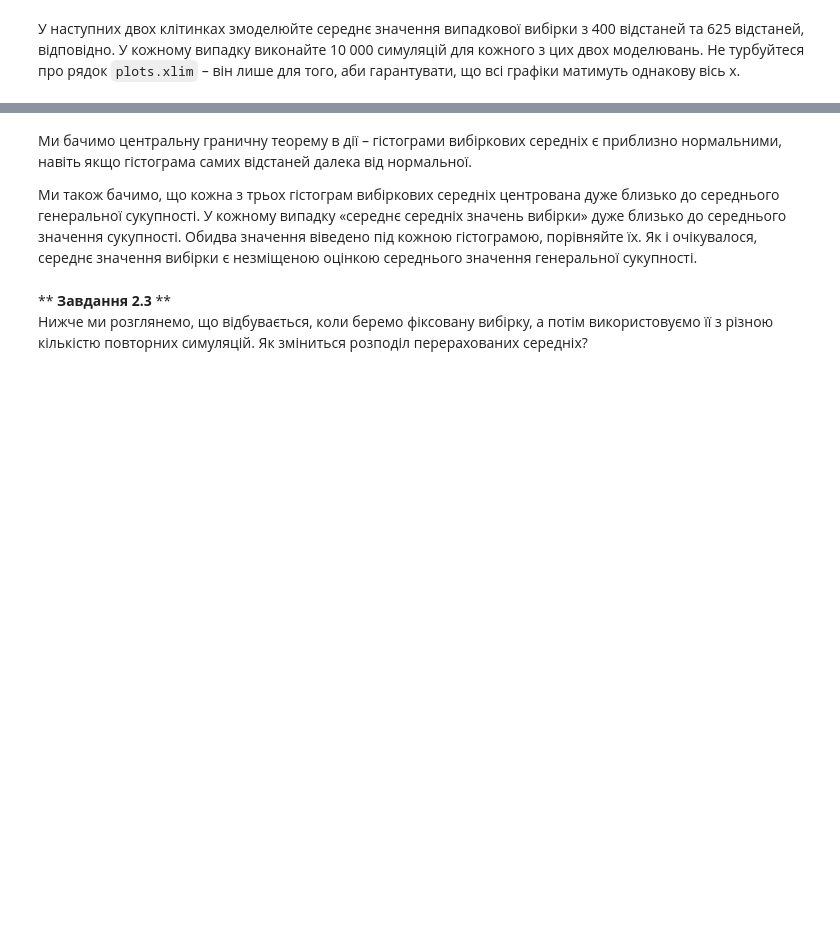
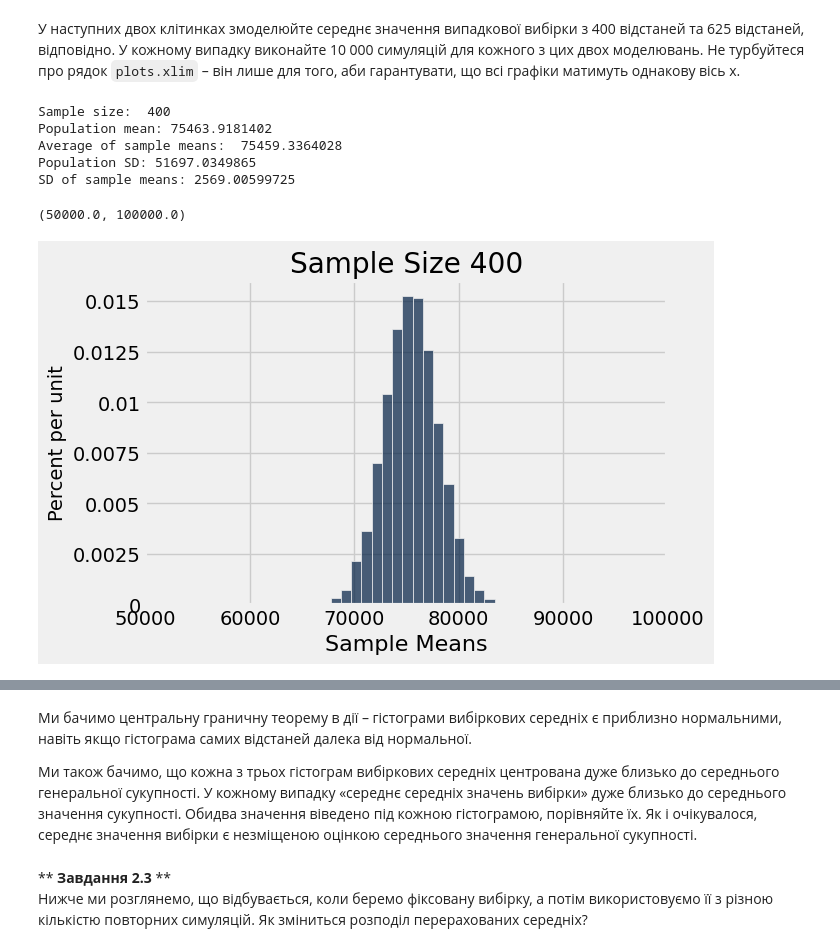
Before and after one commit to mashaven/sheva-stats, a Jupyter notebook: task-2/pr2_5/pr2_5.ipynb, the cells around one changed output, grey strips where cells are left out. Saved outputs shown, nothing was run; the diff lists cells and outputs as text; code cells hidden in the pictures; blank space fills up the shorter version.

```diff
--- a/task-2/pr2_5/pr2_5.ipynb
+++ b/task-2/pr2_5/pr2_5.ipynb
@@ -207,9 +224,13 @@ def simulate_sample_mean(table, label, sample_size, repetitions):
     means = []
 
     for i in np.arange(repetitions):
-        new_sample = ...
-        new_sample_mean = ...
-        ...
+        # --- makes the function last ~1.3 seconds to finish (optimal)
+        new_sample = np.random.choice(table.column(label), sample_size)
+        new_sample_mean = np.mean(new_sample)
+        # --- makes the function last ~5 seconds to finish
+        # new_sample = table.sample(sample_size)
+        # new_sample_mean = np.mean(new_sample.column(label))
+        means.append(new_sample_mean)
 
     sample_means = Table().with_column('Sample Means', means)
 
@@ -232,6 +261,14 @@ plots.xlim(50000, 100000)
 # %% [markdown]
 У наступних двох клітинках змоделюйте середнє значення випадкової вибірки з 400 відстаней та 625 відстаней, відповідно. У кожному випадку виконайте 10 000 симуляцій для кожного з цих двох моделювань. Не турбуйтеся про рядок `plots.xlim` – він лише для того, аби гарантувати, що всі графіки матимуть однакову вісь x.
 # %%
-simulate_sample_mean(..., ..., ..., ...)
+simulate_sample_mean(distances, 'distance', 400, 10_000)
 plots.xlim(50000, 100000)
+# %% [output]
+Sample size:  400
+Population mean: 75463.9181402
+Average of sample means:  75459.3364028
+Population SD: 51697.0349865
+SD of sample means: 2569.00599725
+(50000.0, 100000.0)
+[figure, added]
 # %%
```
Also changed, not shown: parts of 19 cells of this notebook.
